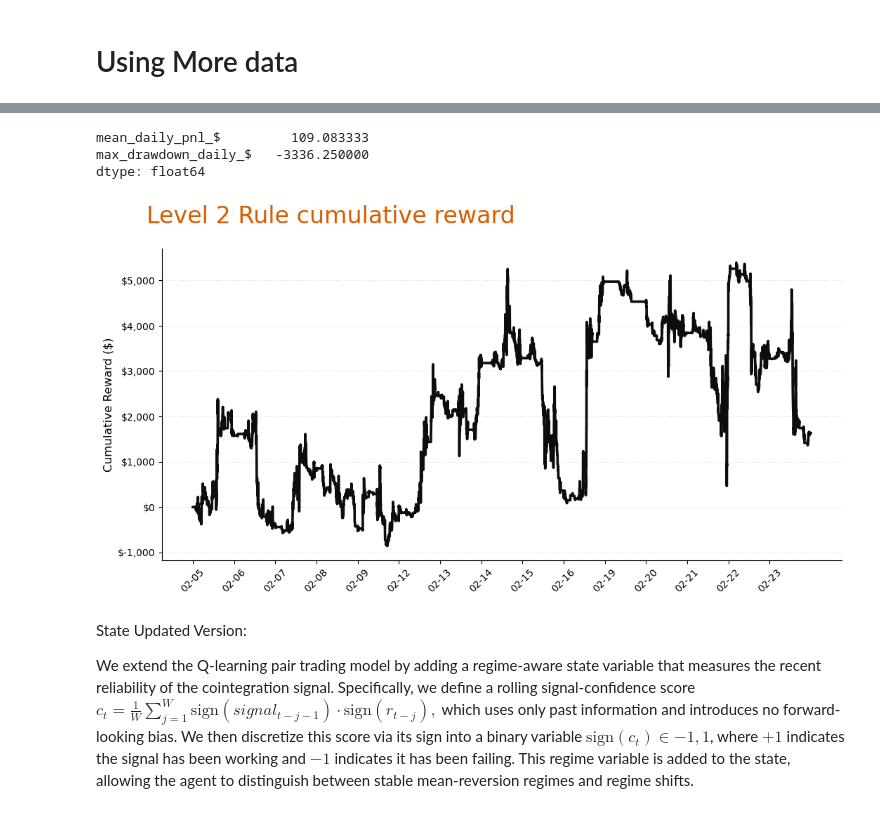
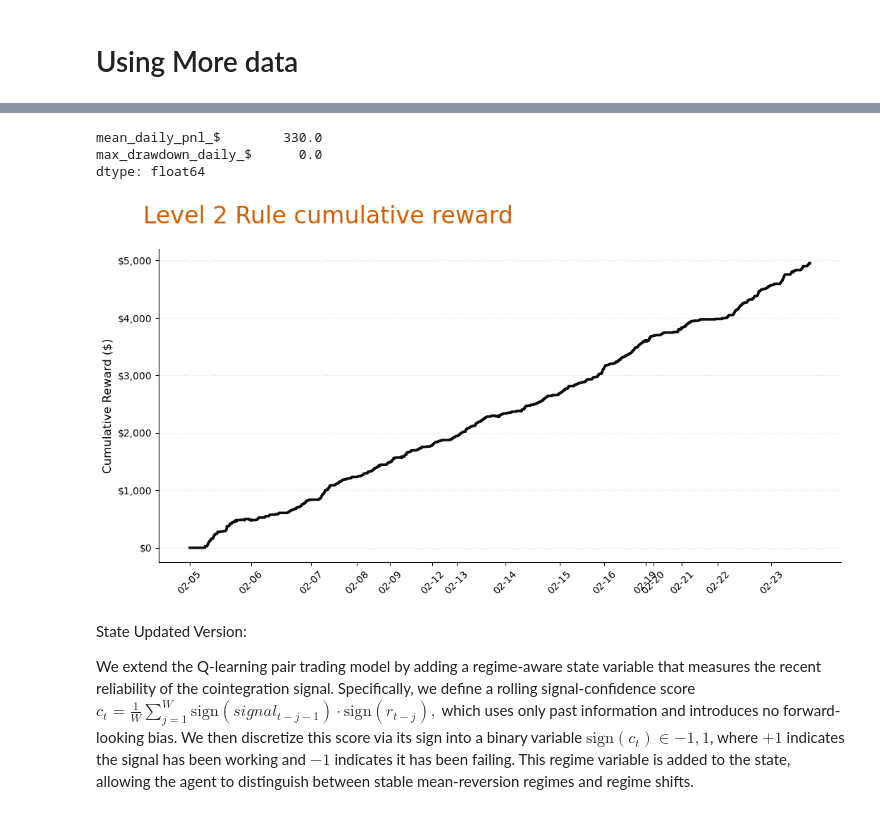
Before and after one commit to Cerinayao/RLHFT, a Jupyter notebook: notebooks/exploration.ipynb, the cells around one changed output, grey strips where cells are left out. Drawn from its saved outputs; the diff is of its cells as text; code cells hidden in the pictures.

```diff
--- a/notebooks/exploration.ipynb
+++ b/notebooks/exploration.ipynb
@@ -476,5 +502,8 @@ def run_oneday_pipeline(
 
     return sym_active, df_midprice_all, df_dt, df_oneday
 # %%
-sym_active, df_midprice_all, df_dt, df_oneday=run_oneday_pipeline(db)
+sym_active, df_midprice_all, df_dt, df_oneday = run_oneday_pipeline(
+    db,
+    insts=("SR3",),
+)
 # %% [output]
@@ -1051,12 +1104,12 @@ sym_active, df_mid_all, df_state_all = run_multiday_pipeline_concat(
     start_date="2024-02-05",
     end_date="2024-02-23",
     date_active="2024.02.05",
-    insts=("ES", "NQ"),
+    insts=("SR3",),
 )
 
 df_2 = build_discrete_2asset_input(
     df_state_all,
-    col_a="ESH4",
-    col_b="NQH4",
+    col_a="SR3Z4",
+    col_b="SR3H5",
 )
 # %% [output]
@@ -1068,28 +1123,28 @@ Required columns used for signal: ['ESH4', 'NQH4']
 # %%
 out_rule_2 = run_rule_2asset_discrete(
     df_2,
-    col_a="ESH4",
-    col_b="NQH4",
-    mult_a=50.0,
-    mult_b=20.0,
+    col_a="SR3Z4",
+    col_b="SR3H5",
+    mult_a=2500.0,
+    mult_b=2500.0,
 )
 
-scale = 100.0  # raw prices are stored in x100 units
+scale = 100
 
 out_rule_2["reward"] = out_rule_2["reward"] / scale
 out_rule_2["cum"] = out_rule_2["cum"] / scale
 out_rule_2["metrics"] = {
     "mean_daily_pnl_$": mean_daily_pnl(out_rule_2["reward"]),
     "max_drawdown_daily_$": max_daily_drawdown(out_rule_2["reward"]),
 }
 
 print(pd.Series(out_rule_2["metrics"]))
 plot_trading_time_cum(out_rule_2["cum"], "Level 2 Rule cumulative reward")
 # %% [output]
-mean_daily_pnl_$         109.083333
-max_drawdown_daily_$   -3336.250000
+mean_daily_pnl_$        330.0
+max_drawdown_daily_$      0.0
 dtype: float64
-[figure, old version]
+[figure, new version]
 # %% [markdown]
 State Updated Version:
 
```
Also changed, not shown: parts of 17 cells of this notebook, 18 other files.
